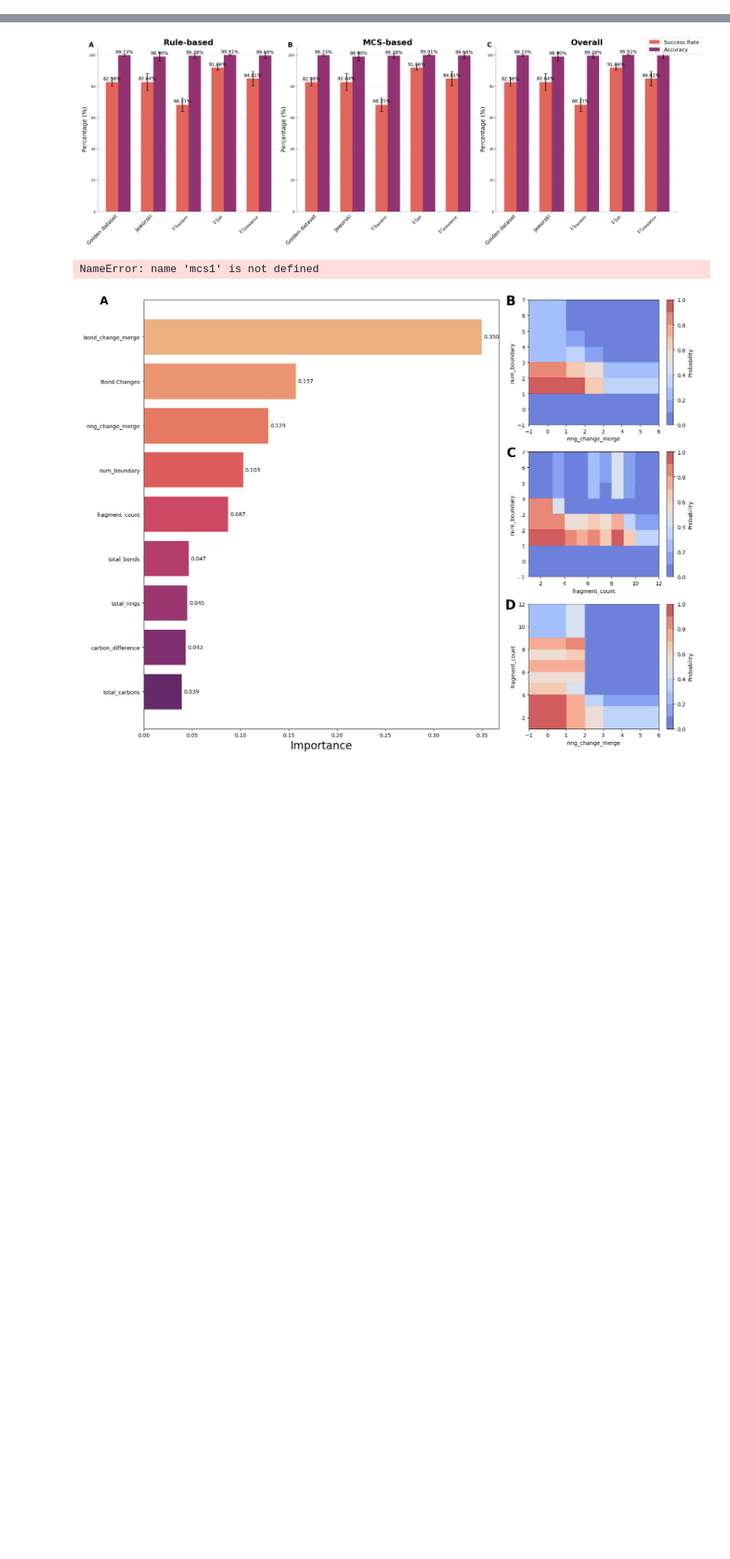
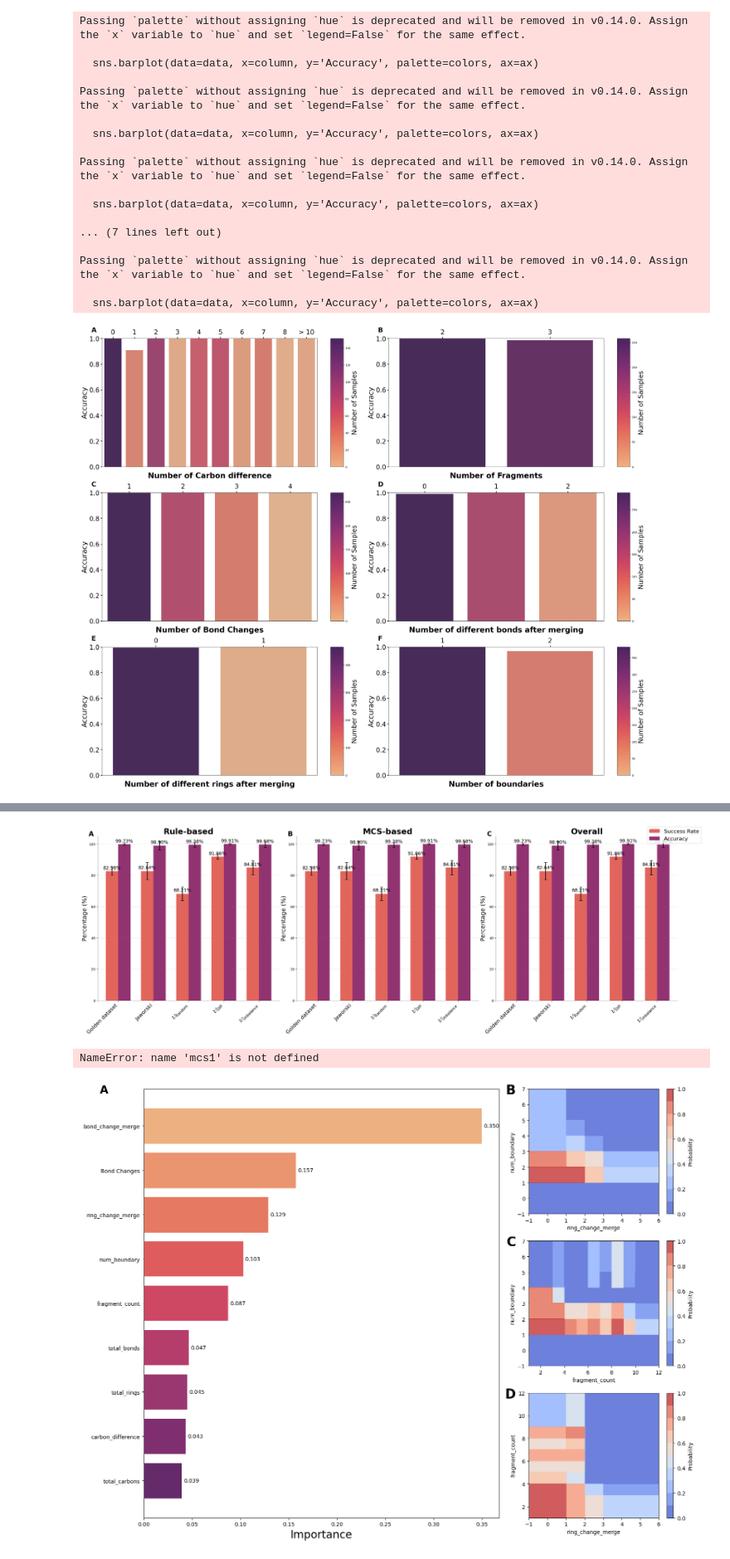
Before and after one commit to TieuLongPhan/SynRBL, a Jupyter notebook: Pipeline/Validation/Analysis/Analysis_vis.ipynb, the cells around one changed output, grey strips where cells are left out. Shown at 83% size. Cells and saved outputs as stored; diff of their text form; code cells hidden in the pictures; blank space fills up the shorter version.

```diff
--- a/Pipeline/Validation/Analysis/Analysis_vis.ipynb
+++ b/Pipeline/Validation/Analysis/Analysis_vis.ipynb
@@ -40,3 +40,39 @@ Passing `palette` without assigning `hue` is deprecated and will be removed in v
 
   sns.barplot(data=data, x=column, y='Accuracy', palette=colors, ax=ax)
 [figure]
+# %%
+#from SynAnalysis.analysis_process import AnalysisProcess
+#list_data_all = ['golden_dataset', 'Jaworski', 'USPTO_random_class', 'USPTO_diff', 'USPTO_unbalance_class']
+list_data_all = ['USPTO_random_class']
+pipeline_path = '../../../Pipeline'
+data_path = '../../../Data'
+for list_data in list_data_all:
+    process = AnalysisProcess([list_data], pipeline_path, data_path)
+    data = process.process_and_combine_datasets(remove_undetected=True)
+    data_all = process.standardize_columns(data)
+    from SynAnalysis.eda_analysis import EDAVisualizer
+
+    columns = ['carbon_difference', 'fragment_count', 'Bond Changes', 'bond_change_merge', 'ring_change_merge', 'num_boundary']
+    titles = ['Number of Carbon difference', 'Number of Fragments', 'Number of Bond Changes', 'Number of different bonds after merging',
+            'Number of different rings after merging', 'Number of boundaries']
+    visualizer = EDAVisualizer(data_all, columns, titles)
+    visualizer.visualize_accuracy(chart_type='bar', show_values=False, error_bar=False, save_path=f'./{list_data}_EDA.pdf')
+# %% [output]
+Passing `palette` without assigning `hue` is deprecated and will be removed in v0.14.0. Assign the `x` variable to `hue` and set `legend=False` for the same effect.
+
+  sns.barplot(data=data, x=column, y='Accuracy', palette=colors, ax=ax)
+
+Passing `palette` without assigning `hue` is deprecated and will be removed in v0.14.0. Assign the `x` variable to `hue` and set `legend=False` for the same effect.
+
+  sns.barplot(data=data, x=column, y='Accuracy', palette=colors, ax=ax)
+
+Passing `palette` without assigning `hue` is deprecated and will be removed in v0.14.0. Assign the `x` variable to `hue` and set `legend=False` for the same effect.
+
+  sns.barplot(data=data, x=column, y='Accuracy', palette=colors, ax=ax)
+
+... (7 lines left out)
+
+Passing `palette` without assigning `hue` is deprecated and will be removed in v0.14.0. Assign the `x` variable to `hue` and set `legend=False` for the same effect.
+
+  sns.barplot(data=data, x=column, y='Accuracy', palette=colors, ax=ax)
+[figure, added]
```
Also changed, not shown: parts of 10 cells of this notebook.
